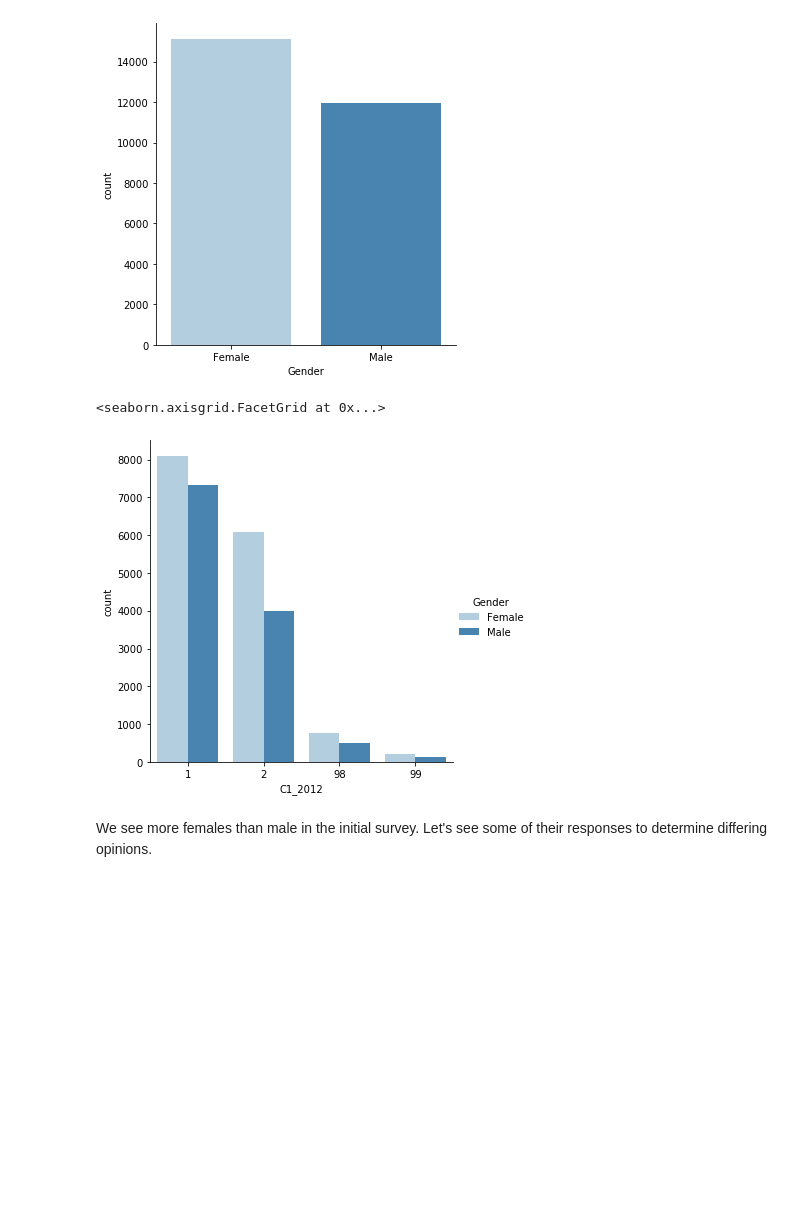
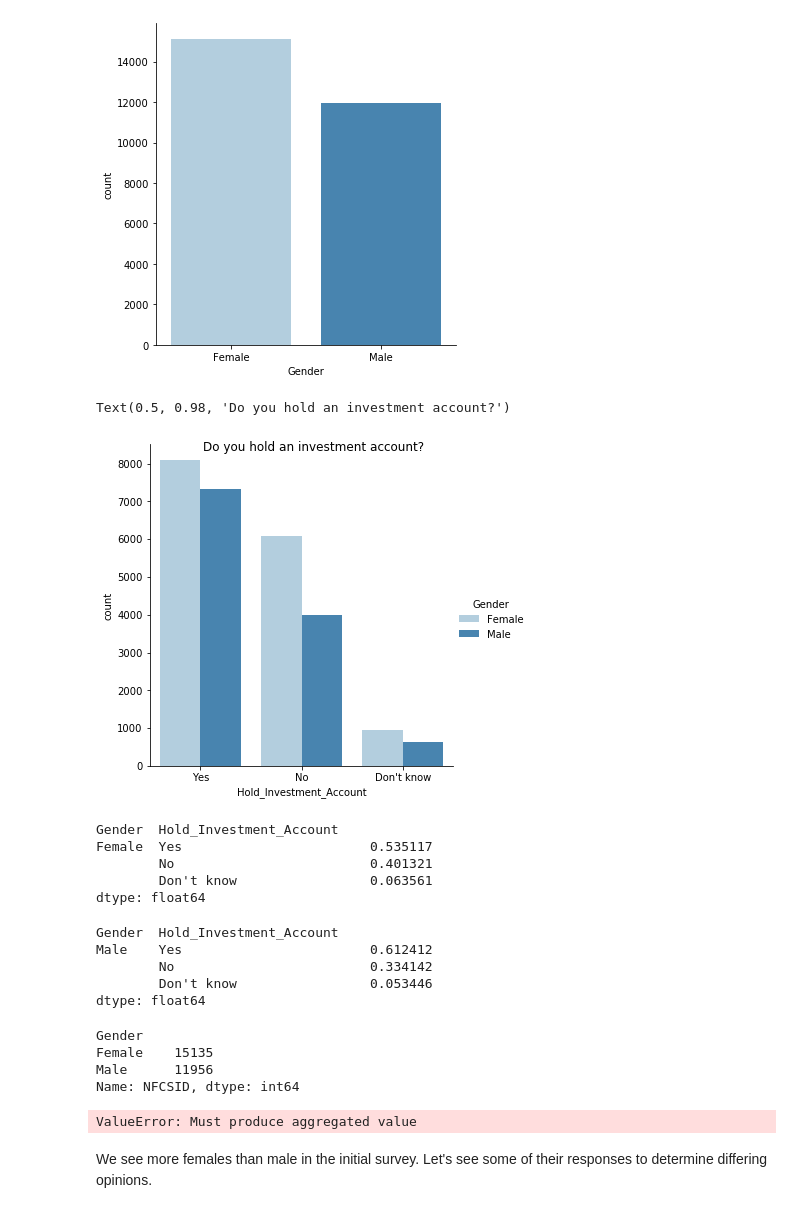
Before and after one commit to stavem/data-512-final, a Jupyter notebook: notebooks/010_EDA.ipynb, the cells around one changed output. Cells and saved outputs as stored; diff of their text form; code cells hidden in the pictures; blank space fills up the shorter version.

```diff
--- a/notebooks/010_EDA.ipynb
+++ b/notebooks/010_EDA.ipynb
@@ -49,13 +47,57 @@ sns.catplot(x="Gender",
 # %% [output]
 <seaborn.axisgrid.FacetGrid at 0x...>
 [figure]
-# %%
-# plot the gender distribution
-sns.catplot(x="C1_2012",
-            kind="count",
-            hue = 'Gender',
-            data=df_sbs,
-            palette=("Blues"))
-# %% [output]
-<seaborn.axisgrid.FacetGrid at 0x...>
-[figure, removed]
+# %%
+# who has access to an investment account
+
+# create a clean column with labels
+def investment_accounts(score):
+    if score == 1:
+        return 'Yes'
+    elif score == 2:
+        return 'No'
+    else:
+        return "Don't know"
+
+df_sbs['Hold_Investment_Account'] = df_sbs.apply(lambda x: investment_accounts(x['C1_2012']),axis=1)
+
+# plot the gender distribution
+g3 = sns.catplot(x="Hold_Investment_Account",
+            kind="count",
+            hue='Gender',
+            data=df_sbs,
+            order=["Yes", "No", "Don't know"],
+            palette=("Blues"))
+g3.fig.suptitle('Do you hold an investment account?') # can also get the figure from plt.gcf()
+# %% [output]
+Text(0.5, 0.98, 'Do you hold an investment account?')
+[figure, added]
+# %%
+# what percentage of female respondents hold investment accounts?
+df_sbs[(df_sbs['Gender'] =='Female')][['Gender','Hold_Investment_Account']].value_counts(normalize=True)
+# %% [output]
+Gender  Hold_Investment_Account
+Female  Yes                        0.535117
+        No                         0.401321
+        Don't know                 0.063561
+dtype: float64
+# %%
+# what percentage of male respondents hold investment accounts?
+df_sbs[(df_sbs['Gender'] =='Male')][['Gender','Hold_Investment_Account']].value_counts(normalize=True)
+# %% [output]
+Gender  Hold_Investment_Account
+Male    Yes                        0.612412
+        No                         0.334142
+        Don't know                 0.053446
+dtype: float64
+# %%
+df2.groupby(by=["Gender"], dropna=True).NFCSID.sum()
+# %% [output]
+Gender
+Female    15135
+Male      11956
+Name: NFCSID, dtype: int64
+# %%
+data_per = df_sbs.groupby('Gender').agg(percentage =('Hold_Investment_Account', lambda p: p.count() / df_sbs.count() * 100)).round(2)
+# %% [output]
+ValueError: Must produce aggregated value
```
Also changed, not shown: parts of 11 cells of this notebook, 1 other file.
